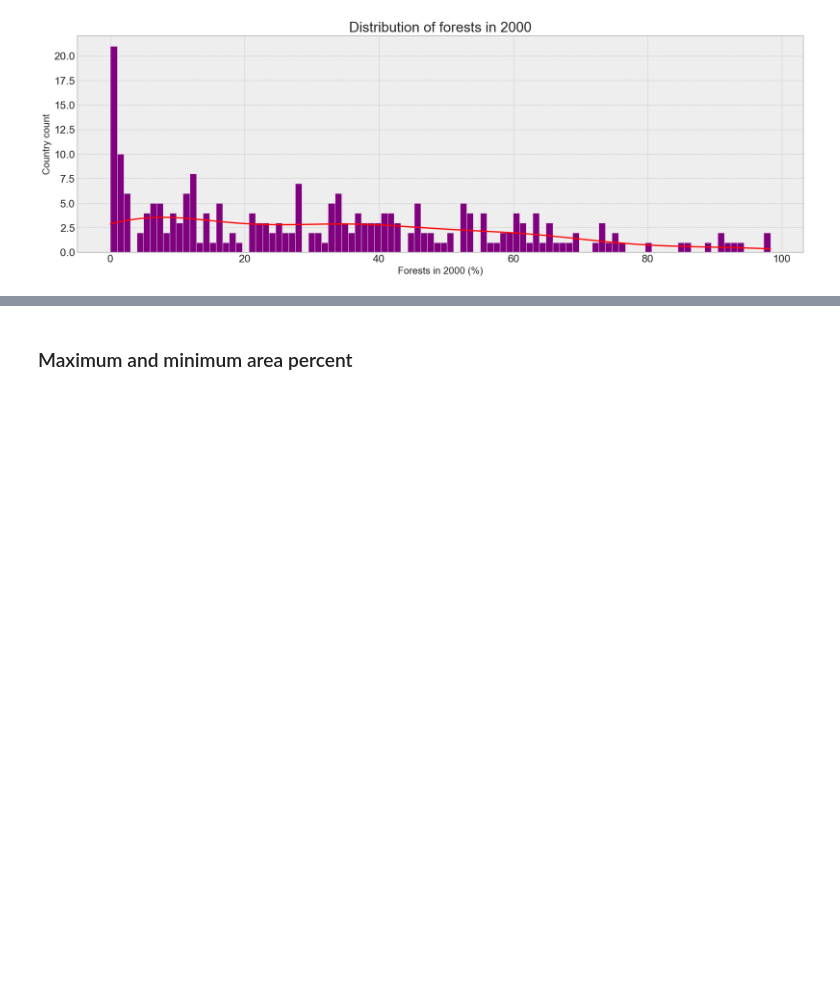
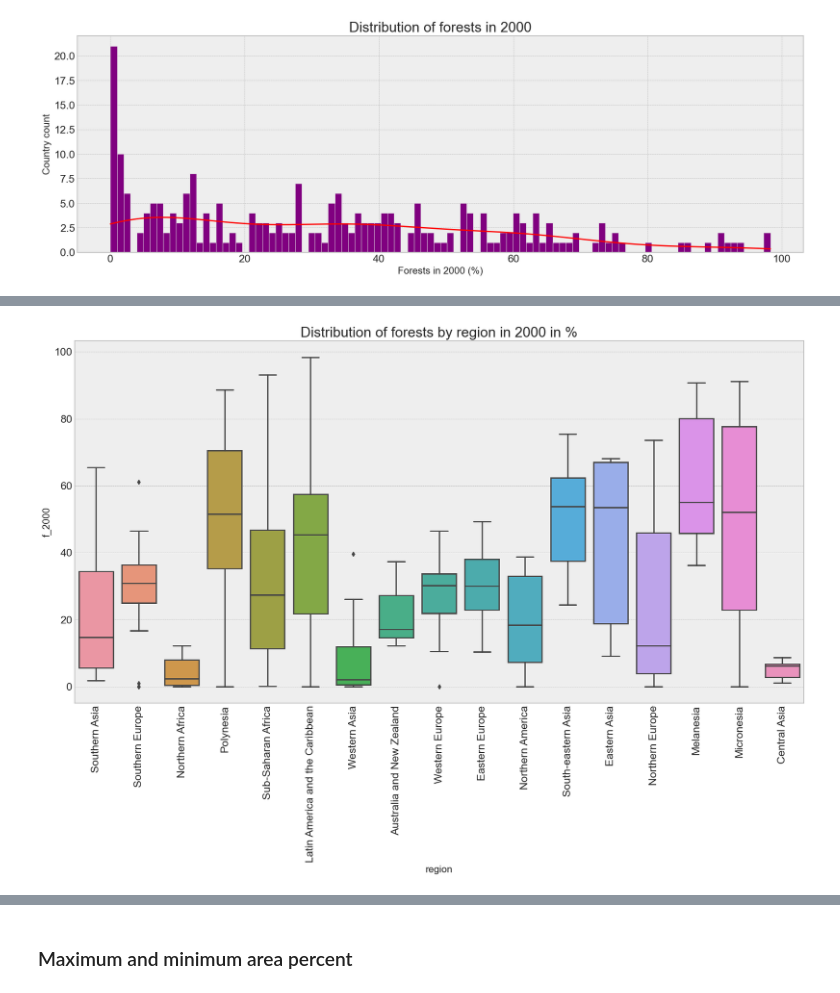
Before and after one commit to anacbneumann/Deforestation_analysis, a Jupyter notebook: deforestation_eda.ipynb, the cells around one changed output, grey strips where cells are left out. Cells and saved outputs as stored; diff of their text form; code cells hidden in the pictures; blank space fills up the shorter version.

Commit message:
Distribuition analysis

```diff
--- a/deforestation_eda.ipynb
+++ b/deforestation_eda.ipynb
@@ -441,0 +541,9 @@ plt.show()
+# %%
+# Distribuition of forests by region
+plt.figure(figsize=(20, 10))
+sns.boxplot(data = dataframe, x='region', y = 'f_2000')
+plt.xticks(rotation=90)
+plt.title("Distribution of forests by region in 2000 in %")
+plt.show()
+# %% [output]
+[figure, added]
```
Also changed, not shown: parts of 34 cells of this notebook.
